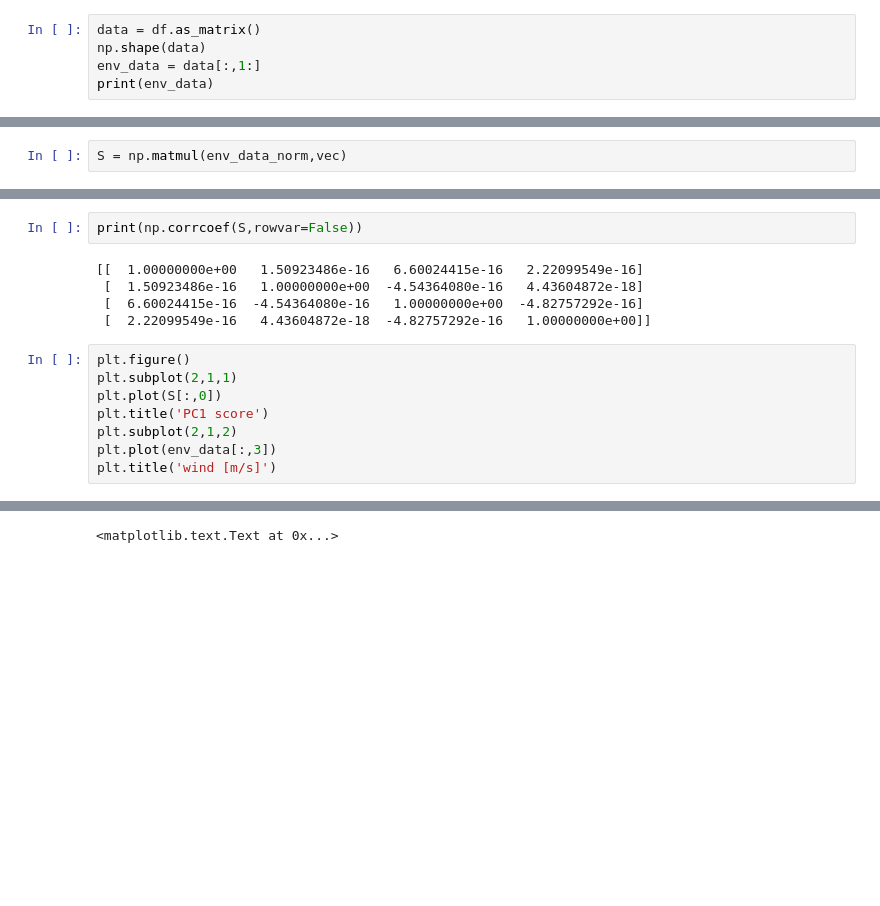
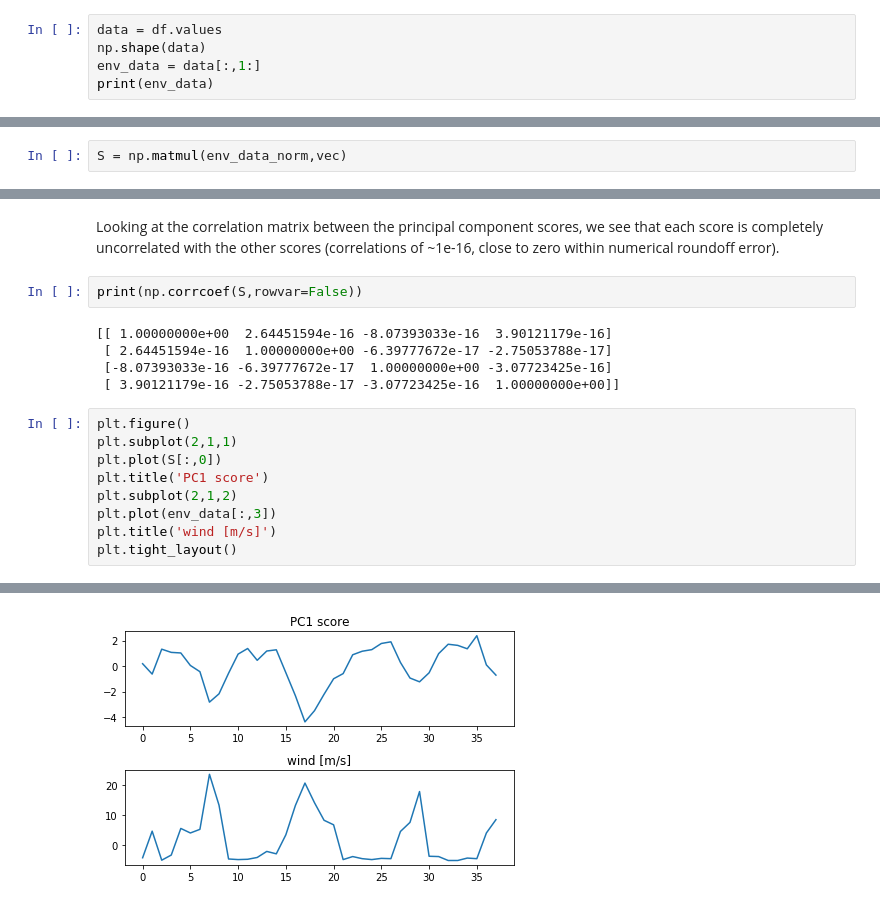
Before and after one commit to mlmldata2020/course-notes, a Jupyter notebook: week07b-montereybay-kelp-pca.ipynb, the cells around one changed output, grey strips where cells are left out. Saved outputs shown, nothing was run; the diff lists cells and outputs as text; blank space fills up the shorter version.

```diff
--- a/week07b-montereybay-kelp-pca.ipynb
+++ b/week07b-montereybay-kelp-pca.ipynb
@@ -54,7 +52,7 @@ plt.ylabel('depth [m]')
 
 Put our environmental variables into matrix form. This matrix (which excludes the response variable) has four columns.
 # %%
-data = df.as_matrix()
+data = df.values
 np.shape(data)
 env_data = data[:,1:]
 print(env_data)
@@ -233,10 +230,12 @@ print(S)
+# %% [markdown]
+Looking at the correlation matrix between the principal component scores, we see that each score is completely uncorrelated with the other scores (correlations of ~1e-16, close to zero within numerical roundoff error).
 # %%
 print(np.corrcoef(S,rowvar=False))
 # %% [output]
-[[  1.00000000e+00   1.50923486e-16   6.60024415e-16   2.22099549e-16]
- [  1.50923486e-16   1.00000000e+00  -4.54364080e-16   4.43604872e-18]
- [  6.60024415e-16  -4.54364080e-16   1.00000000e+00  -4.82757292e-16]
- [  2.22099549e-16   4.43604872e-18  -4.82757292e-16   1.00000000e+00]]
+[[ 1.00000000e+00  2.64451594e-16 -8.07393033e-16  3.90121179e-16]
+ [ 2.64451594e-16  1.00000000e+00 -6.39777672e-17 -2.75053788e-17]
+ [-8.07393033e-16 -6.39777672e-17  1.00000000e+00 -3.07723425e-16]
+ [ 3.90121179e-16 -2.75053788e-17 -3.07723425e-16  1.00000000e+00]]
 # %%
 plt.figure()
 plt.subplot(2,1,1)
@@ -245,4 +244,5 @@ plt.title('PC1 score')
 plt.subplot(2,1,2)
 plt.plot(env_data[:,3])
 plt.title('wind [m/s]')
+plt.tight_layout()
 # %% [output]
@@ -251,4 +249,4 @@ plt.title('wind [m/s]')
-<matplotlib.text.Text at 0x...>
+[figure, added]
 # %%
 plt.figure()
 plt.subplot(2,1,1)
```
Also changed, not shown: parts of 17 cells of this notebook, 2 other files.
